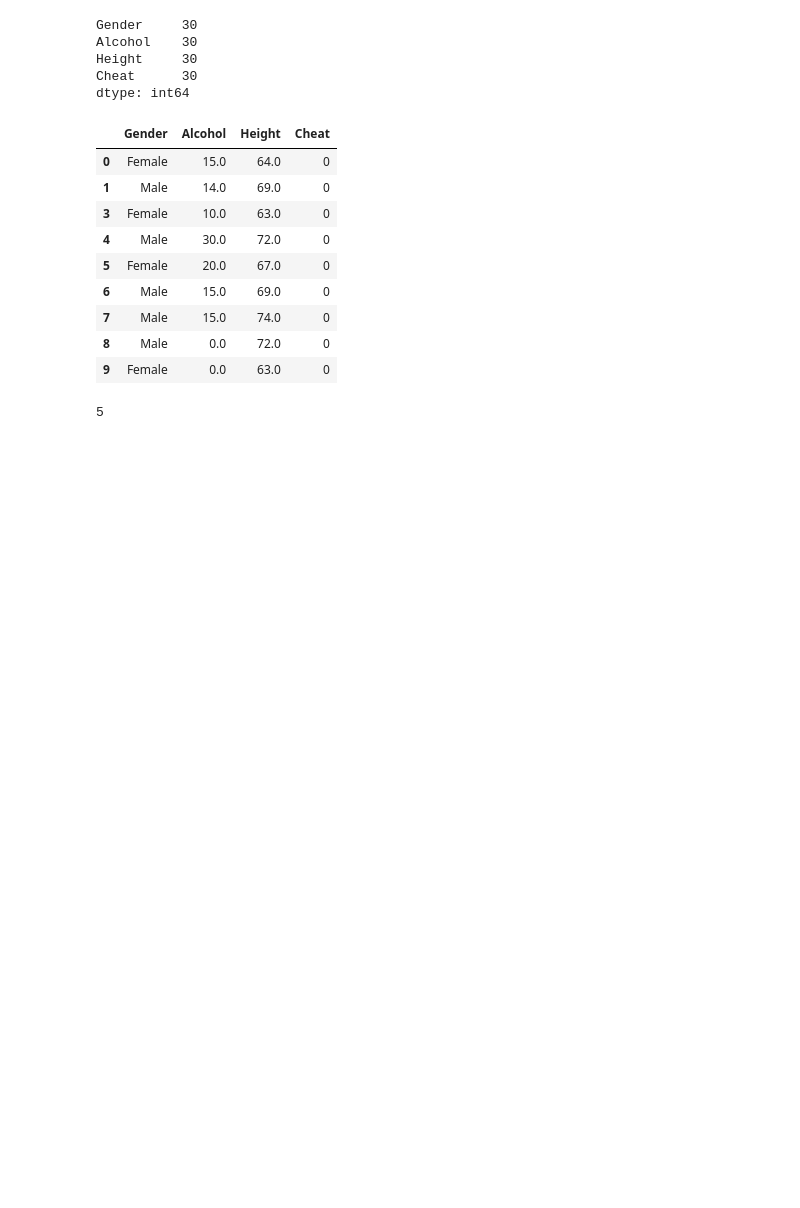
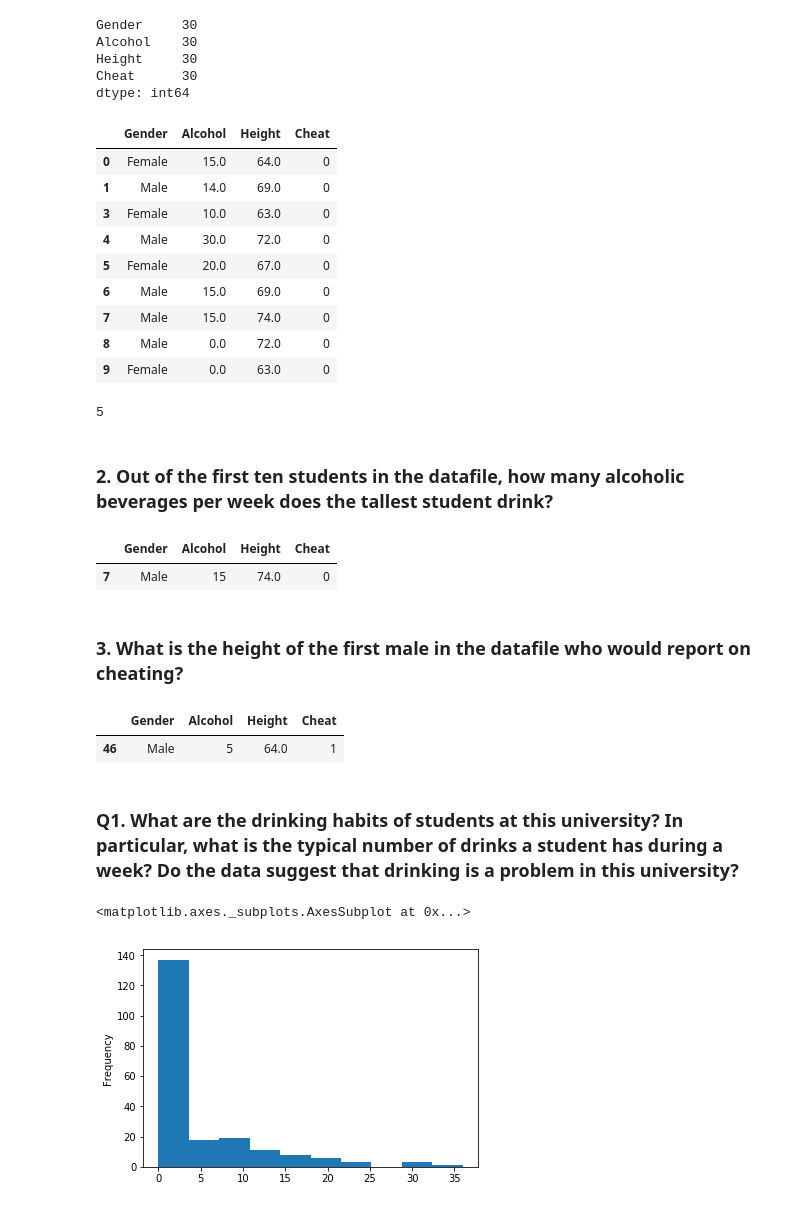
Before and after one commit to synapticrumble/Statistics, a Jupyter notebook: Drinking Habits and Integrity of College Students.ipynb, the cells around one changed output. Cells and saved outputs as stored; diff of their text form; code cells hidden in the pictures; blank space fills up the shorter version.

Commit message:
Solved Drinking and Cheating in College

```diff
--- a/Drinking Habits and Integrity of College Students.ipynb
+++ b/Drinking Habits and Integrity of College Students.ipynb
@@ -94,3 +95,26 @@ data1
 data1[data1['Alcohol'] >= 15].shape[0]
 # %% [output]
 5
+# %% [markdown]
+### 2. Out of the first ten students in the datafile, how many alcoholic beverages per week does the tallest student drink?
+# %%
+data.head(10)[data.Height == data.head(10).Height.max()]
+# %% [output]
+|  | Gender | Alcohol | Height | Cheat |
+| 7 | Male | 15 | 74.0 | 0 |
+# %% [markdown]
+### 3. What is the height of the first male in the datafile who would report on cheating?
+# %%
+data[(data.Cheat == 1) & (data.Gender == 'Male')].head(1)
+# %% [output]
+|  | Gender | Alcohol | Height | Cheat |
+| 46 | Male | 5 | 64.0 | 1 |
+# %% [markdown]
+### Q1. What are the drinking habits of students at this university? In particular, what is the typical number of drinks a student has during a week? Do the data suggest that drinking is a problem in this university?
+# %%
+data2 = data[data['Alcohol'] != '*']['Alcohol'].astype(float)
+# %%
+data2.plot(kind='hist')
+# %% [output]
+<matplotlib.axes._subplots.AxesSubplot at 0x...>
+[figure, added]
```
Also changed, not shown: parts of 9 cells of this notebook.
